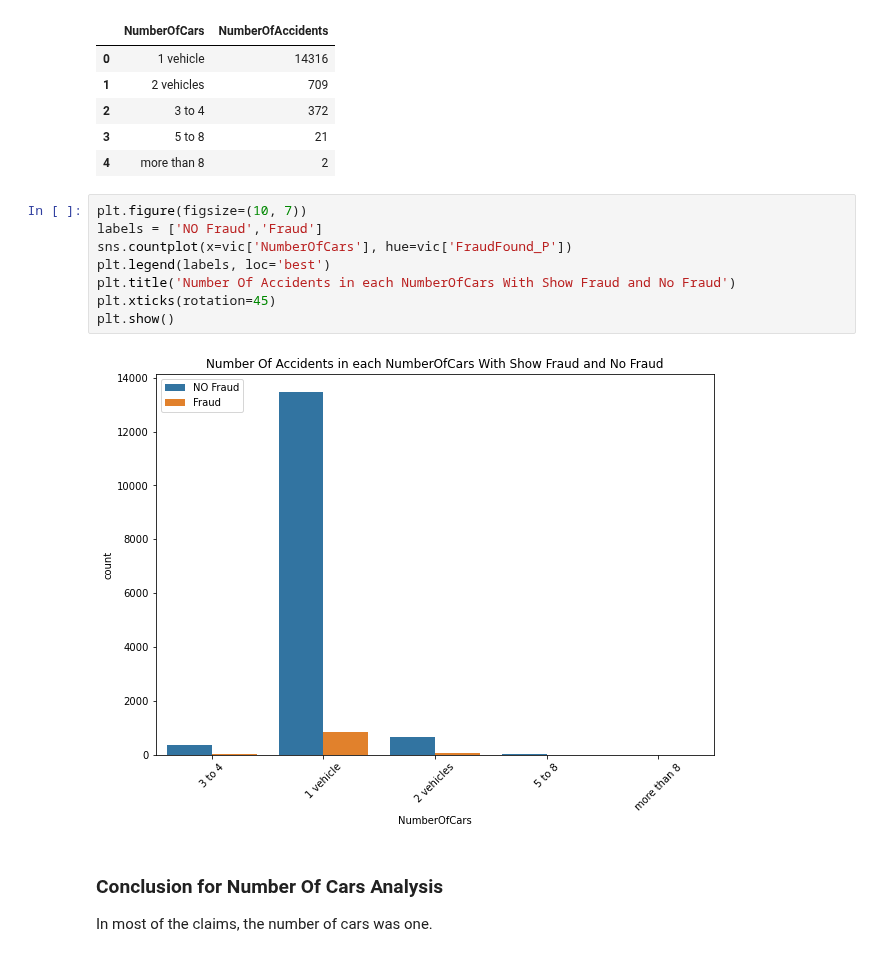
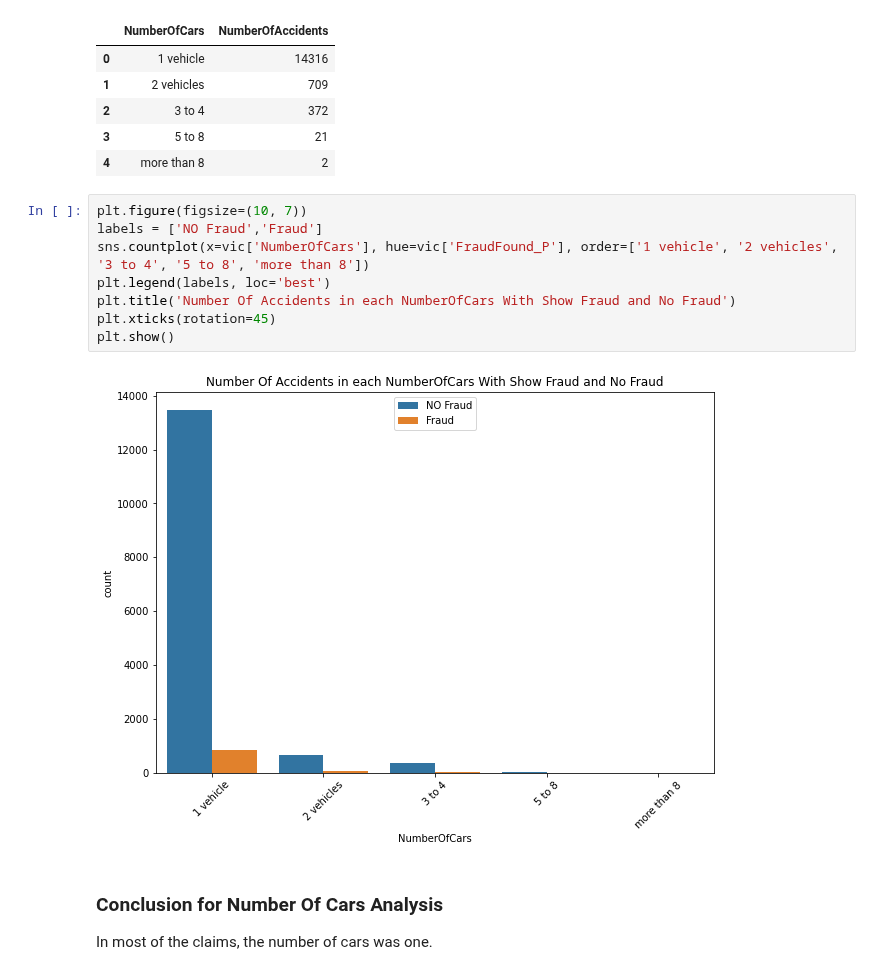
Before and after one commit to MohammadRouintan/Vehicle-Insurance-Claim-Fraud-Detection-Classification, a Jupyter notebook: VehicleInsuranceEDA.ipynb, the cells around one changed output. Saved outputs shown, nothing was run; the diff lists cells and outputs as text.

```diff
--- a/VehicleInsuranceEDA.ipynb
+++ b/VehicleInsuranceEDA.ipynb
@@ -1331,13 +1342,13 @@ num_cars
 # %%
 plt.figure(figsize=(10, 7))
 labels = ['NO Fraud','Fraud']
-sns.countplot(x=vic['NumberOfCars'], hue=vic['FraudFound_P'])
+sns.countplot(x=vic['NumberOfCars'], hue=vic['FraudFound_P'], order=['1 vehicle', '2 vehicles', '3 to 4', '5 to 8', 'more than 8'])
 plt.legend(labels, loc='best')
 plt.title('Number Of Accidents in each NumberOfCars With Show Fraud and No Fraud')
 plt.xticks(rotation=45)
 plt.show()
 # %% [output]
-[figure, old version]
+[figure, new version]
 # %% [markdown]
 ### Conclusion for Number Of Cars Analysis
 In most of the claims, the number of cars was one.
```
Also changed, not shown: parts of 13 cells of this notebook.
